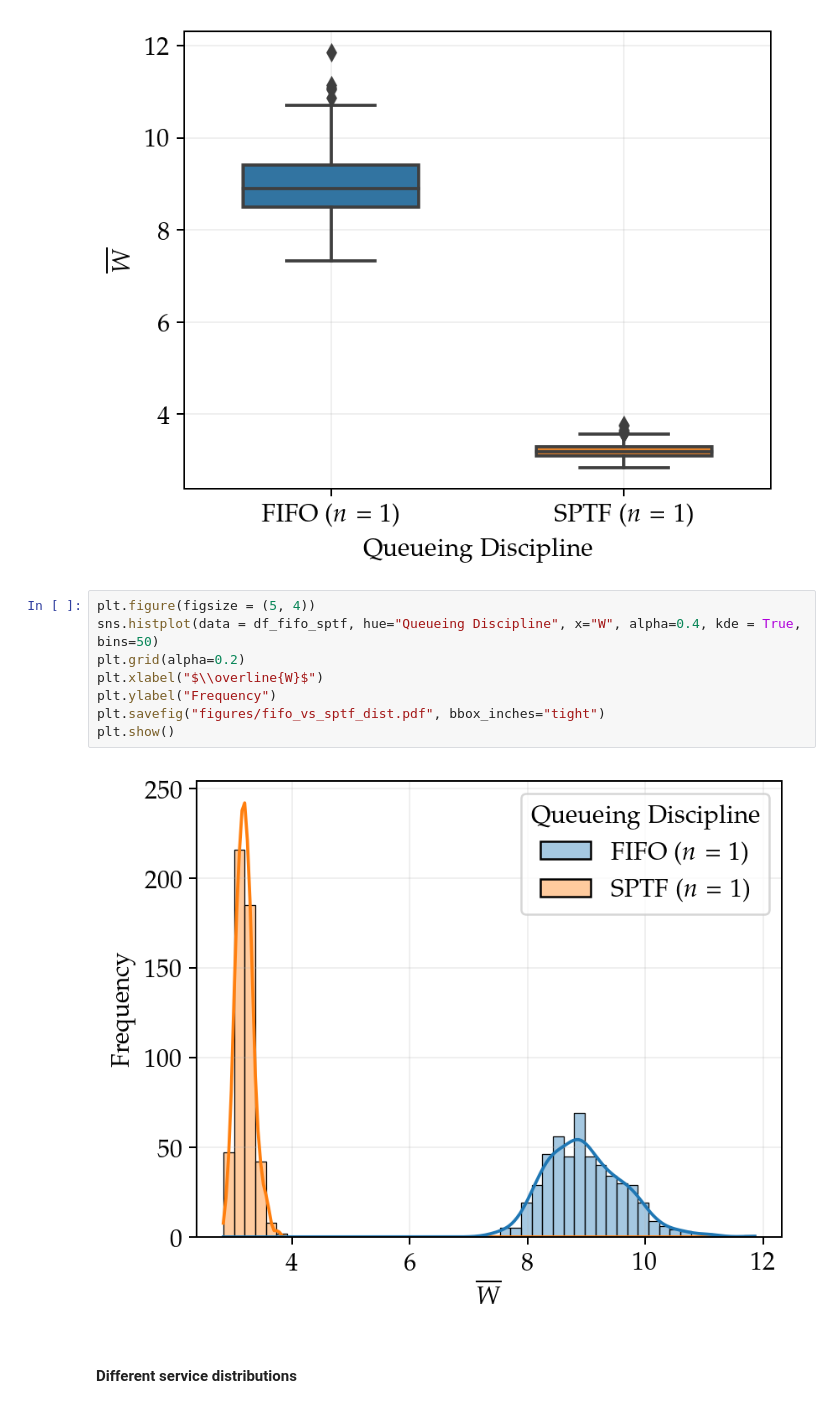
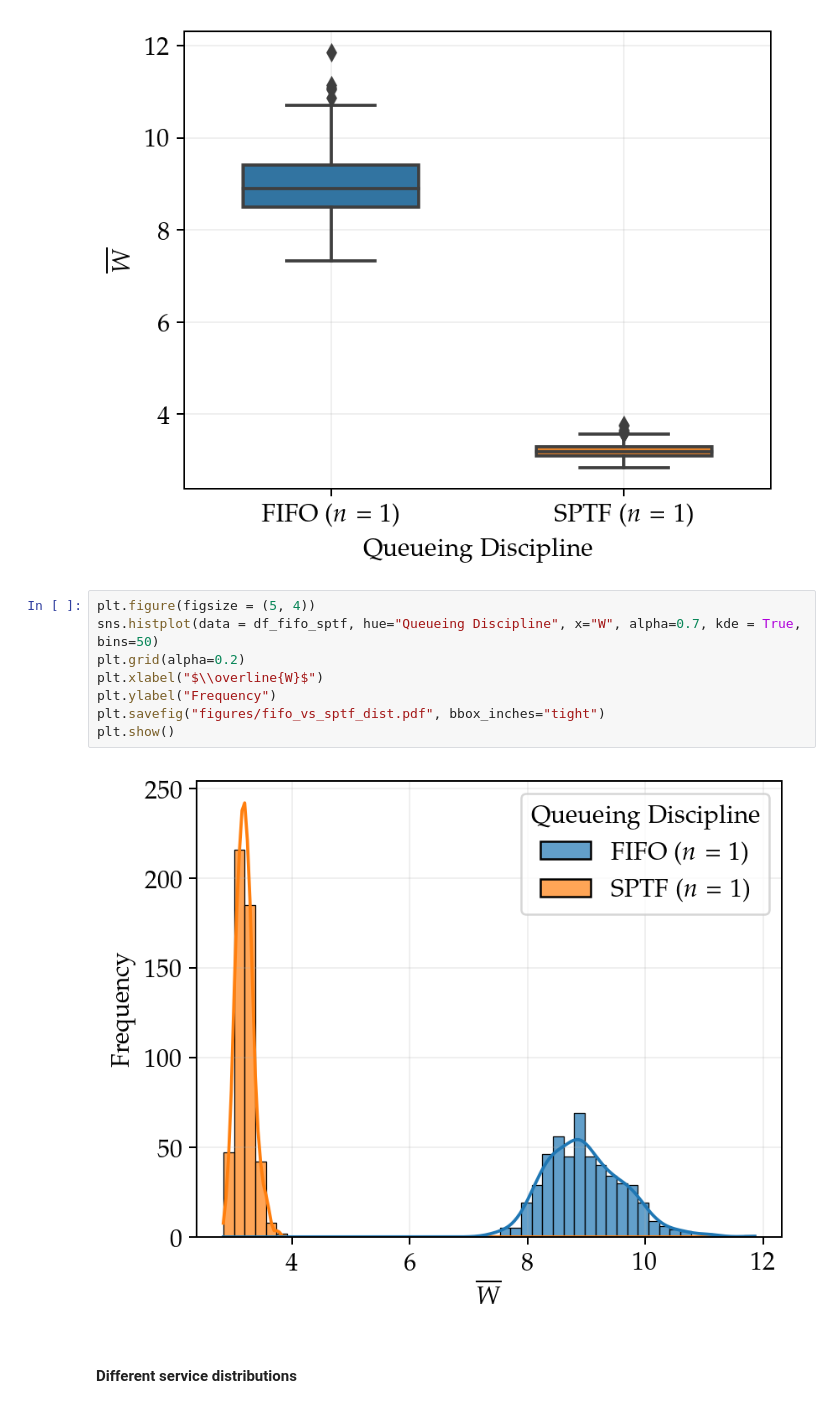
Before and after one commit to Maloup/Stochastic_assignment_2, a Jupyter notebook: Result_visualization.ipynb, the cells around one changed output. Drawn from its saved outputs; the diff is of its cells as text.

Commit message:
Increase alpha in histograms

```diff
--- a/Result_visualization.ipynb
+++ b/Result_visualization.ipynb
@@ -293,14 +293,14 @@ plt.show()
 [figure]
 # %%
 plt.figure(figsize = (5, 4))
-sns.histplot(data = df_fifo_sptf, hue="Queueing Discipline", x="W", alpha=0.4, kde = True, bins=50)
+sns.histplot(data = df_fifo_sptf, hue="Queueing Discipline", x="W", alpha=0.7, kde = True, bins=50)
 plt.grid(alpha=0.2)
 plt.xlabel("$\\overline{W}$")
 plt.ylabel("Frequency")
 plt.savefig("figures/fifo_vs_sptf_dist.pdf", bbox_inches="tight")
 plt.show()
 # %% [output]
-[figure, old version]
+[figure, new version]
 # %% [markdown]
 #### Different service distributions
 # %%
```
Also changed, not shown: parts of 1 cell of this notebook, 3 other files.
